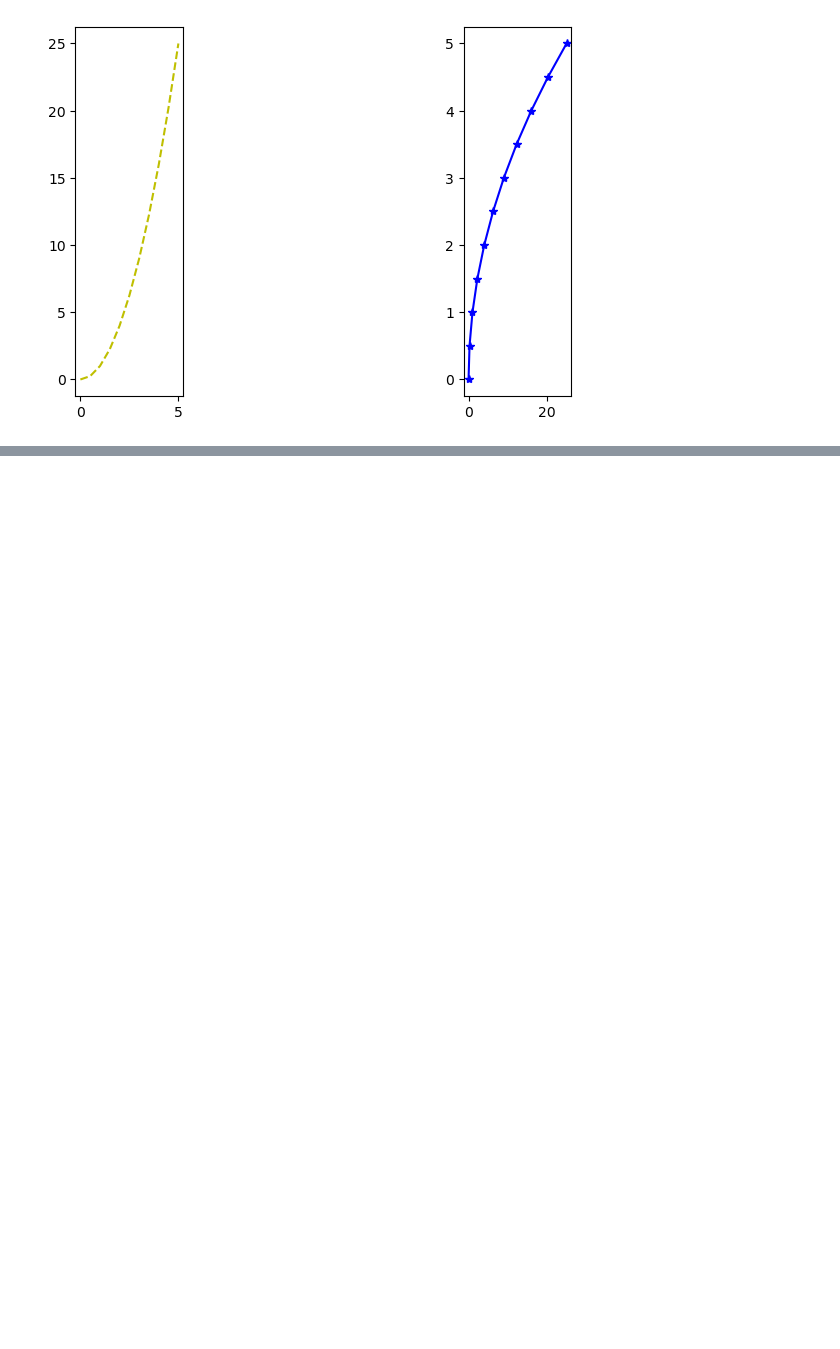
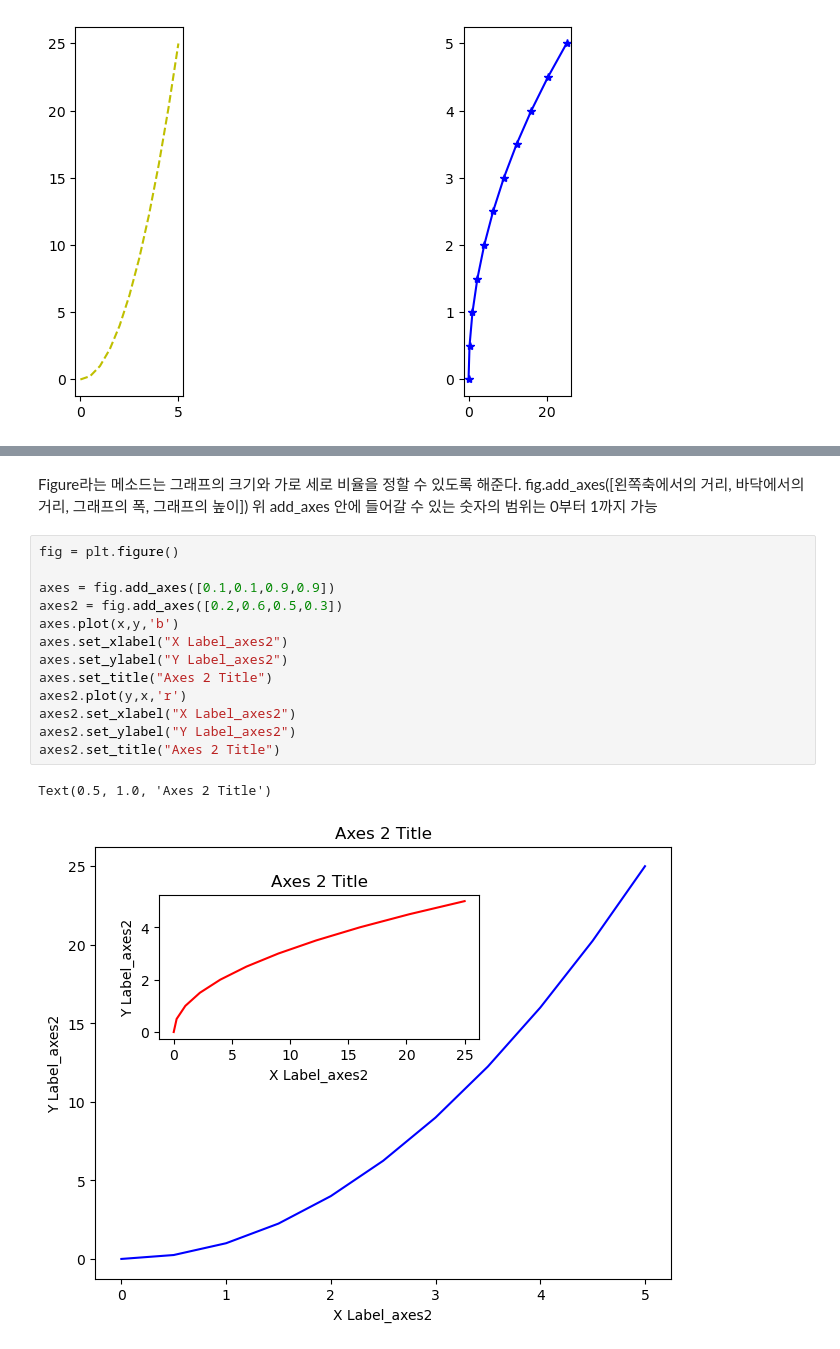
Before and after one commit to choi55j/-2023-09, a Jupyter notebook: choi/수파이썬/10강.ipynb, the cells around one changed output, grey strips where cells are left out. Drawn from its saved outputs; the diff is of its cells as text; blank space fills up the shorter version.

```diff
--- a/choi/수파이썬/10강.ipynb
+++ b/choi/수파이썬/10강.ipynb
@@ -87,0 +103,20 @@ plt.plot(y,x,'b*-')
+# %% [markdown]
+Figure라는 메소드는 그래프의 크기와 가로 세로 비율을 정할 수 있도록 해준다.
+fig.add_axes([왼쪽축에서의 거리, 바닥에서의 거리, 그래프의 폭, 그래프의 높이])
+위 add_axes 안에 들어갈 수 있는 숫자의 범위는 0부터 1까지 가능
+# %%
+fig = plt.figure()
+
+axes = fig.add_axes([0.1,0.1,0.9,0.9])
+axes2 = fig.add_axes([0.2,0.6,0.5,0.3])
+axes.plot(x,y,'b')
+axes.set_xlabel("X Label_axes2")
+axes.set_ylabel("Y Label_axes2")
+axes.set_title("Axes 2 Title")
+axes2.plot(y,x,'r')
+axes2.set_xlabel("X Label_axes2")
+axes2.set_ylabel("Y Label_axes2")
+axes2.set_title("Axes 2 Title")
+# %% [output]
+Text(0.5, 1.0, 'Axes 2 Title')
+[figure, added]
```
Also changed, not shown: parts of 12 cells of this notebook.
